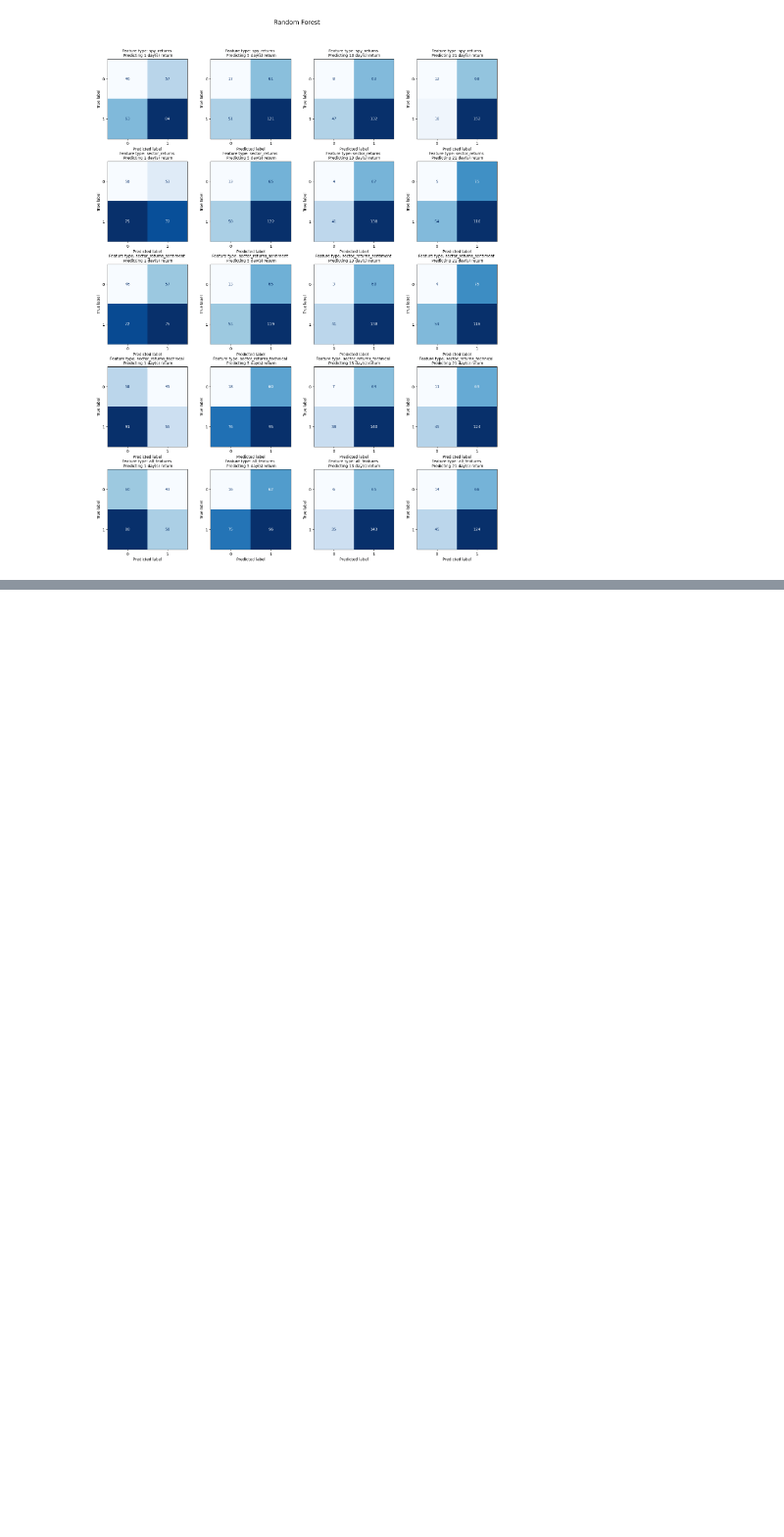
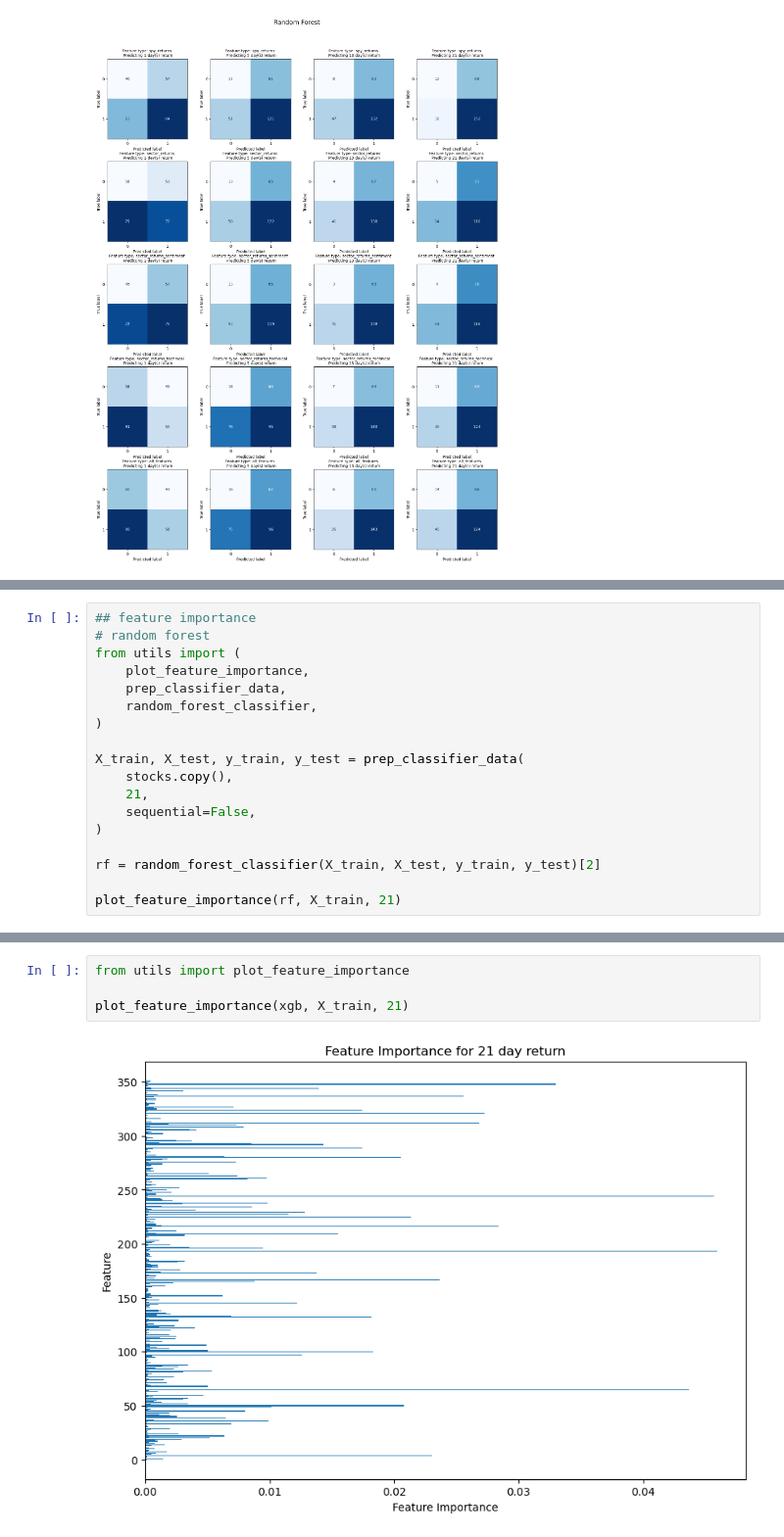
Before and after one commit to nogibjj/Hedgehog, a Jupyter notebook: predictions.ipynb, the cells around one changed output, grey strips where cells are left out. Shown at 98% size. Cells and saved outputs as stored; diff of their text form; blank space fills up the shorter version.

```diff
--- a/predictions.ipynb
+++ b/predictions.ipynb
@@ -268,0 +251,18 @@ plot_all_confusion_matrices(models_key["xgboost"], "XGBoost")
+# %%
+## feature importance
+# random forest
+from utils import (
+    plot_feature_importance,
+    prep_classifier_data,
+    random_forest_classifier,
+)
+
+X_train, X_test, y_train, y_test = prep_classifier_data(
+    stocks.copy(),
+    21,
+    sequential=False,
+)
+
+rf = random_forest_classifier(X_train, X_test, y_train, y_test)[2]
+
+plot_feature_importance(rf, X_train, 21)
@@ -268,0 +295,6 @@ plot_all_confusion_matrices(models_key["xgboost"], "XGBoost")
+# %%
+from utils import plot_feature_importance
+
+plot_feature_importance(xgb, X_train, 21)
+# %% [output]
+[figure, added]
```
Also changed, not shown: parts of 10 cells of this notebook, 1 other file.
